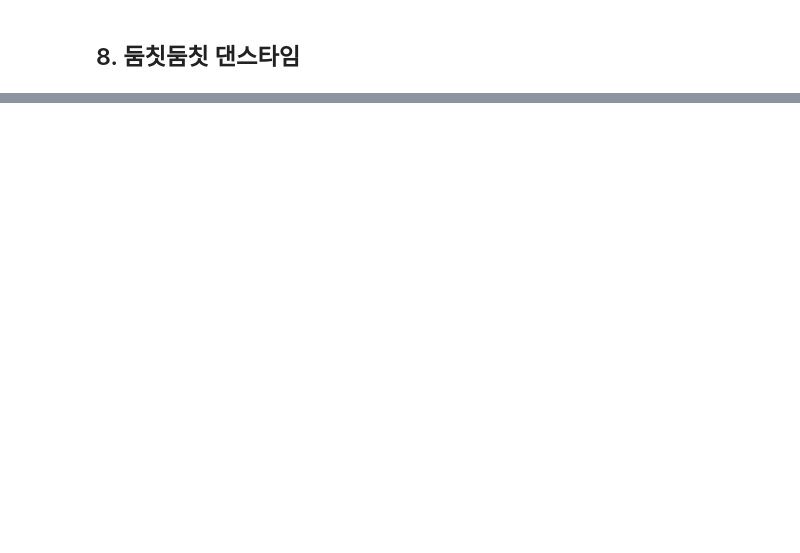
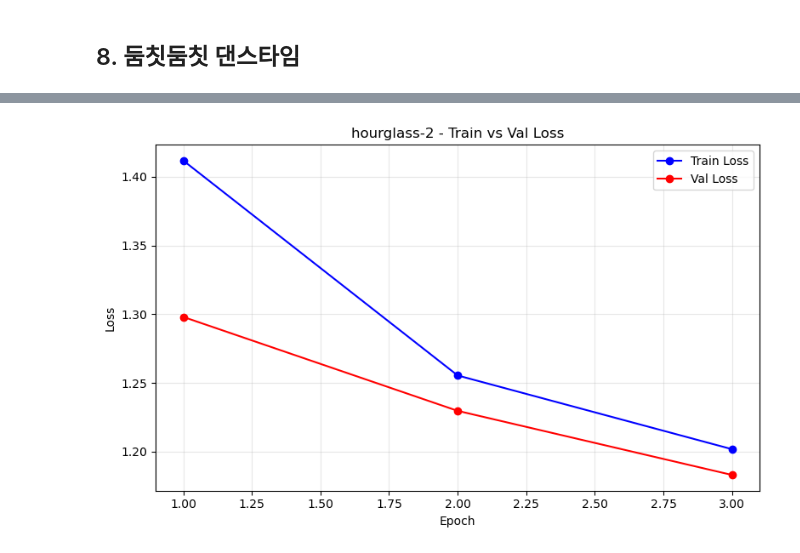
Before and after one commit to zhengyin3216/AIFFEL_quest_rs, a Jupyter notebook: GoingDeeper/GD04/GD04_pose_estimation.ipynb, the cells around one changed output, grey strips where cells are left out. Cells and saved outputs as stored; diff of their text form; code cells hidden in the pictures; blank space fills up the shorter version.

```diff
--- a/GoingDeeper/GD04/GD04_pose_estimation.ipynb
+++ b/GoingDeeper/GD04/GD04_pose_estimation.ipynb
@@ -1401,3 +1642,22 @@ Start epoch 1 with learning rate 0.000700
+# %%
+# 중간부터 학습 실행
+CHECKPOINT     = os.path.join(MODEL_PATH, 'model-epoch-2-loss-X.XXXX.pt')
+PREV_HISTORY   = os.path.join(MODEL_PATH, 'model_history.json')
+
+best_model_file, history = train_resume(
+    checkpoint_path=CHECKPOINT,
+    total_epochs=3,
+    learning_rate=0.007,
+    num_heatmap=16,
+    batch_size=4,
+    train_annotation_file=TRAIN_JSON,
+    val_annotation_file=VAL_JSON,
+    image_dir=IMAGE_DIR,
+    prev_history_path=PREV_HISTORY  # ✅ epoch 1,2 기록 이어받기
+)
+
+# 전체 history 덮어쓰기 저장
+save_history(history, PREV_HISTORY)
 # %% [markdown]
 ## 8. 둠칫둠칫 댄스타임
 # %% [markdown]
@@ -1627,0 +1946,24 @@ draw_skeleton_on_image(image, keypoints)
+# %%
+import json
+import matplotlib.pyplot as plt
+
+# history 불러오기
+with open(os.path.join(MODEL_PATH, 'hourglass-2_history.json')) as f:
+    history = json.load(f)
+
+# 시각화
+epochs = range(1, len(history['train_loss']) + 1)
+
+plt.figure(figsize=(8, 5))
+plt.plot(epochs, history['train_loss'], 'b-o', label='Train Loss')
+plt.plot(epochs, history['val_loss'],   'r-o', label='Val Loss')
+plt.title('hourglass-2 - Train vs Val Loss')
+plt.xlabel('Epoch')
+plt.ylabel('Loss')
+plt.legend()
+plt.grid(True, alpha=0.3)
+plt.tight_layout()
+plt.savefig(os.path.join(MODEL_PATH, 'hourglass-2_loss.png'), dpi=150)
+plt.show()
+# %% [output]
+[figure, added]
```
Also changed, not shown: parts of 50 cells of this notebook.
